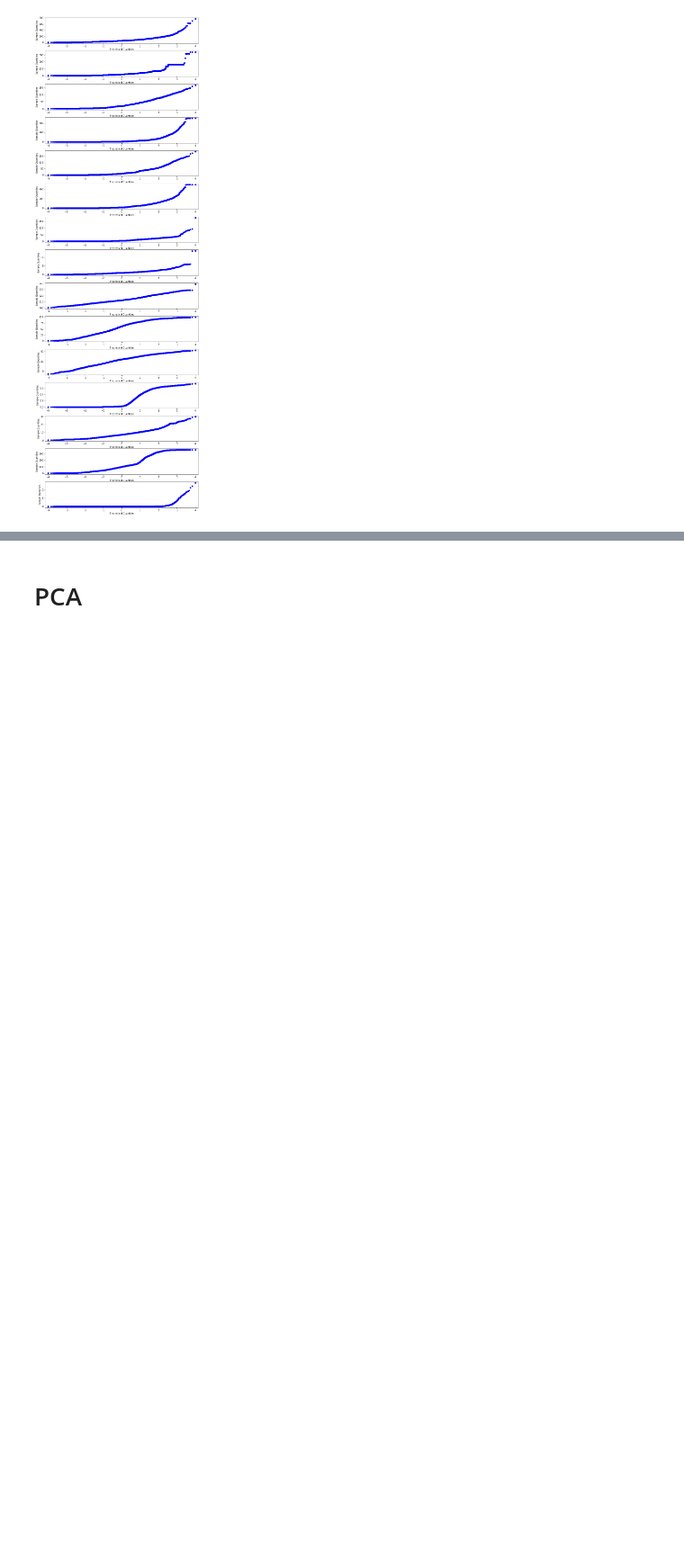
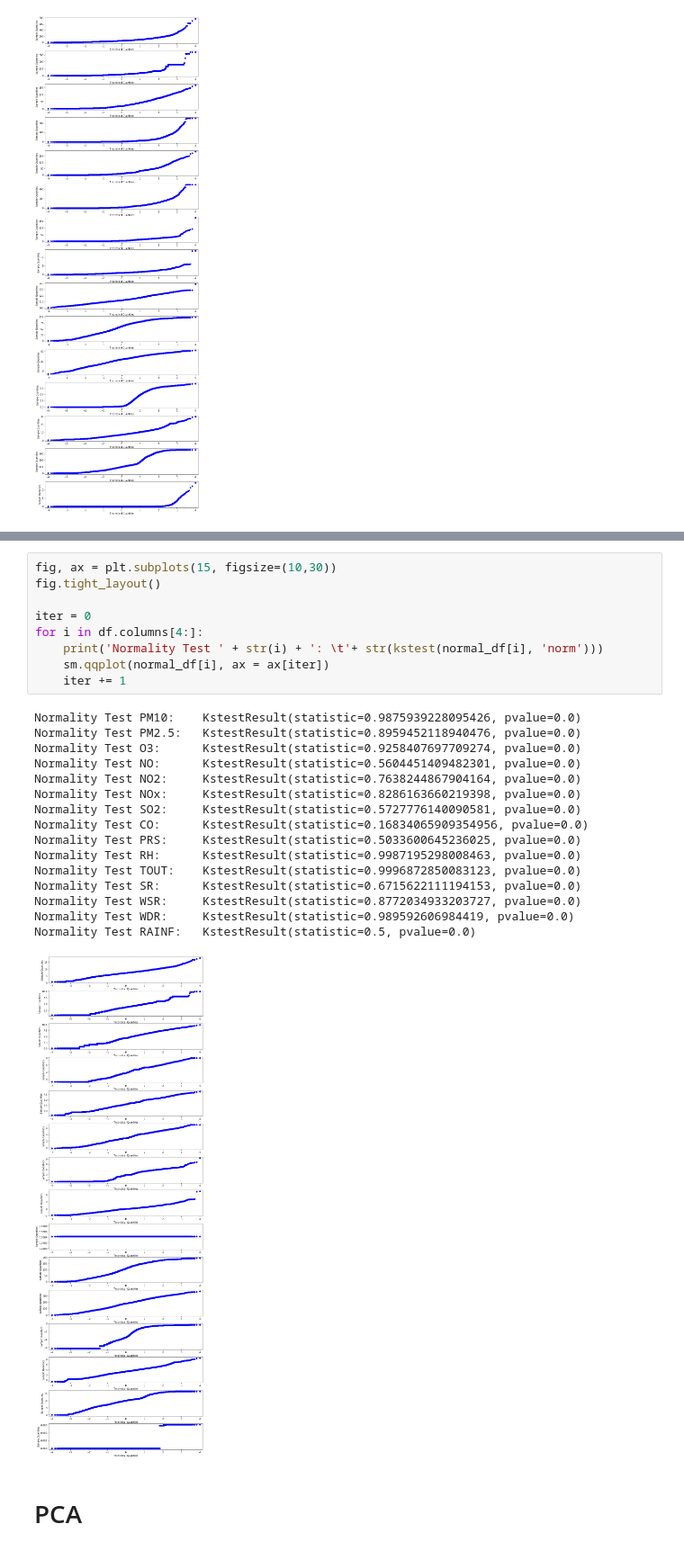
Before and after one commit to DiegoElian02/CienciadeDatosMultivariado, a Jupyter notebook: Analisis.ipynb, the cells around one changed output, grey strips where cells are left out. Shown at 90% size. Cells and saved outputs as stored; diff of their text form; blank space fills up the shorter version.

```diff
--- a/AnalisisPreeliminar.ipynb
+++ b/Analisis.ipynb
@@ -239,2 +316,28 @@ Normality Test RAINF:   KstestResult(statistic=0.5, pvalue=0.0)
+# %%
+fig, ax = plt.subplots(15, figsize=(10,30))
+fig.tight_layout()
+
+iter = 0
+for i in df.columns[4:]:
+    print('Normality Test ' + str(i) + ': \t'+ str(kstest(normal_df[i], 'norm')))
+    sm.qqplot(normal_df[i], ax = ax[iter])
+    iter += 1
+# %% [output]
+Normality Test PM10:    KstestResult(statistic=0.9875939228095426, pvalue=0.0)
+Normality Test PM2.5:   KstestResult(statistic=0.8959452118940476, pvalue=0.0)
+Normality Test O3:      KstestResult(statistic=0.9258407697709274, pvalue=0.0)
+Normality Test NO:      KstestResult(statistic=0.5604451409482301, pvalue=0.0)
+Normality Test NO2:     KstestResult(statistic=0.7638244867904164, pvalue=0.0)
+Normality Test NOx:     KstestResult(statistic=0.8286163660219398, pvalue=0.0)
+Normality Test SO2:     KstestResult(statistic=0.5727776140090581, pvalue=0.0)
+Normality Test CO:      KstestResult(statistic=0.16834065909354956, pvalue=0.0)
+Normality Test PRS:     KstestResult(statistic=0.5033600645236025, pvalue=0.0)
+Normality Test RH:      KstestResult(statistic=0.9987195298008463, pvalue=0.0)
+Normality Test TOUT:    KstestResult(statistic=0.9996872850083123, pvalue=0.0)
+Normality Test SR:      KstestResult(statistic=0.6715622111194153, pvalue=0.0)
+Normality Test WSR:     KstestResult(statistic=0.8772034933203727, pvalue=0.0)
+Normality Test WDR:     KstestResult(statistic=0.989592606984419, pvalue=0.0)
+Normality Test RAINF:   KstestResult(statistic=0.5, pvalue=0.0)
+[figure, added]
 # %% [markdown]
 # PCA
```
Also changed, not shown: parts of 27 cells of this notebook.
